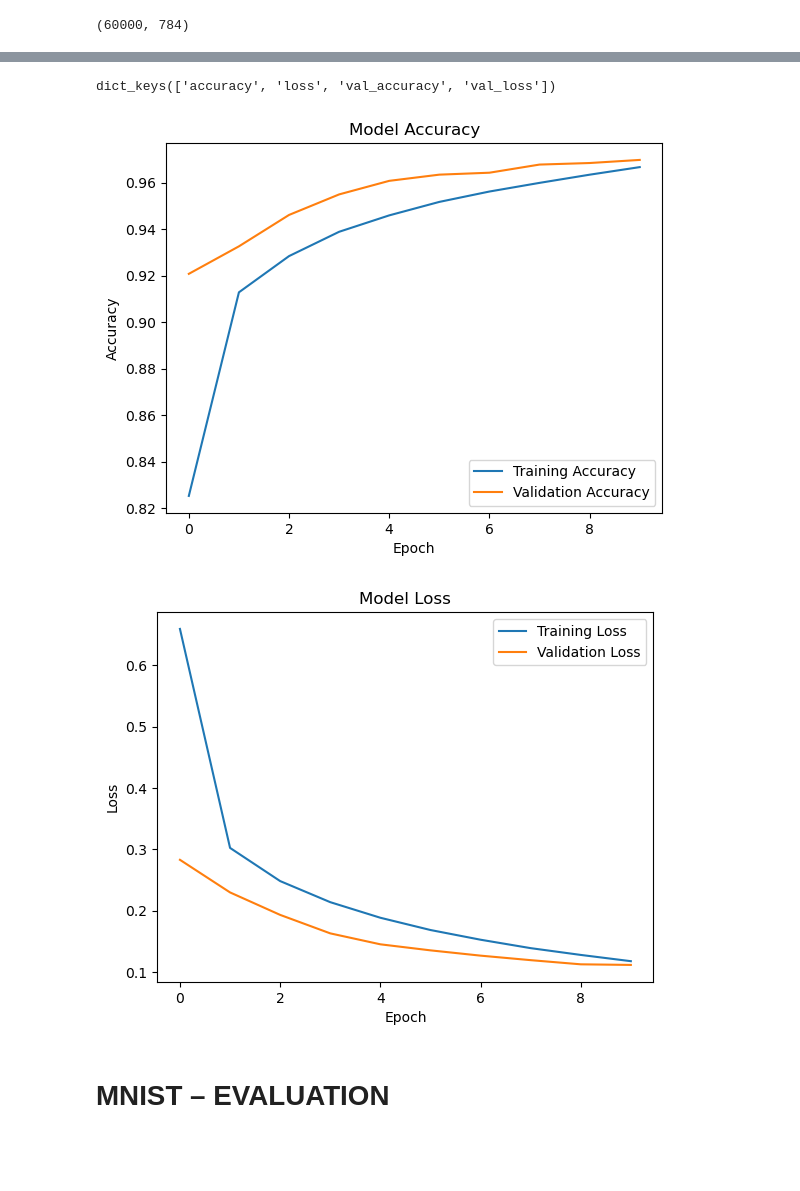
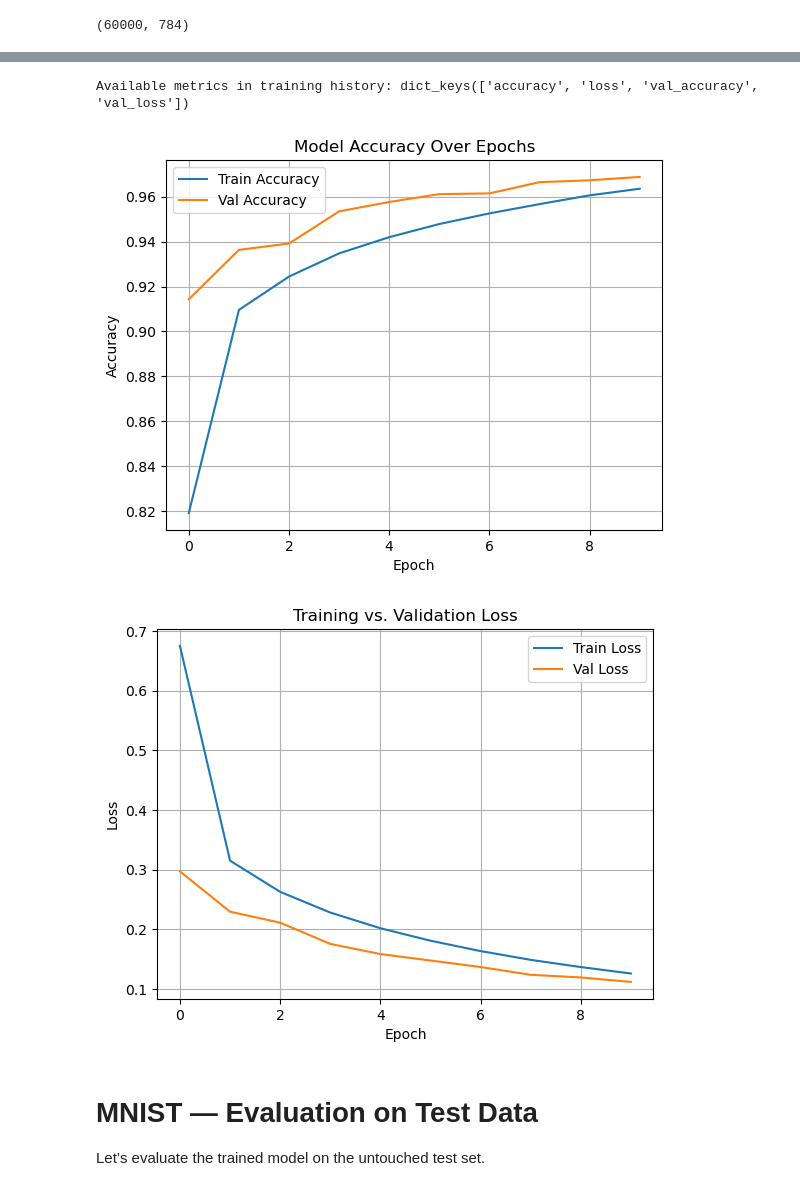
Before and after one commit to Pchambet/mnist-case-study, a Jupyter notebook: mnist.ipynb, the cells around one changed output, grey strips where cells are left out. Saved outputs shown, nothing was run; the diff lists cells and outputs as text; code cells hidden in the pictures; blank space fills up the shorter version.

```diff
--- a/mnist.ipynb
+++ b/mnist.ipynb
@@ -169,9 +205,11 @@ print(y_train_input.shape)  # doit être (60000, 10)
 # %%
+# Train the model — keep 10% of training data for validation
 history = model.fit(
     X_train_input, y_train_input,
     epochs=10,
     batch_size=32,
-    validation_split=0.1
+    validation_split=0.1,
+    verbose=1
 )
 # %% [output]
 Epoch 1/10
@@ -197,27 +235,34 @@ Epoch 10/10
 # %%
-print(history.history.keys())
+# Display the available metrics tracked during training
+print("Available metrics in training history:", history.history.keys())
 # %% [output]
-dict_keys(['accuracy', 'loss', 'val_accuracy', 'val_loss'])
+Available metrics in training history: dict_keys(['accuracy', 'loss', 'val_accuracy', 'val_loss'])
 # %%
-plt.plot(history.history['accuracy'], label='Training Accuracy')
-plt.plot(history.history['val_accuracy'], label='Validation Accuracy')
-plt.title('Model Accuracy')
+# Plot training and validation accuracy over epochs
+plt.plot(history.history['accuracy'], label='Train Accuracy')
+plt.plot(history.history['val_accuracy'], label='Val Accuracy')
+plt.title('Model Accuracy Over Epochs')
+plt.xlabel('Epoch')
 plt.ylabel('Accuracy')
-plt.xlabel('Epoch')
 plt.legend()
+plt.grid(True)
 plt.show()
 # %% [output]
-[figure, old version]
+[figure, new version]
 # %%
-plt.plot(history.history['loss'], label='Training Loss')
-plt.plot(history.history['val_loss'], label='Validation Loss')
-plt.title('Model Loss')
+# Plot training and validation loss
+plt.plot(history.history['loss'], label='Train Loss')
+plt.plot(history.history['val_loss'], label='Val Loss')
+plt.title('Training vs. Validation Loss')
+plt.xlabel('Epoch')
 plt.ylabel('Loss')
-plt.xlabel('Epoch')
 plt.legend()
+plt.grid(True)
 plt.show()
 # %% [output]
-[figure, old version]
+[figure, new version]
 # %% [markdown]
-# MNIST – EVALUATION
+# MNIST — Evaluation on Test Data
+
+Let’s evaluate the trained model on the untouched test set.
 # %%
```
Also changed, not shown: parts of 41 cells of this notebook.
